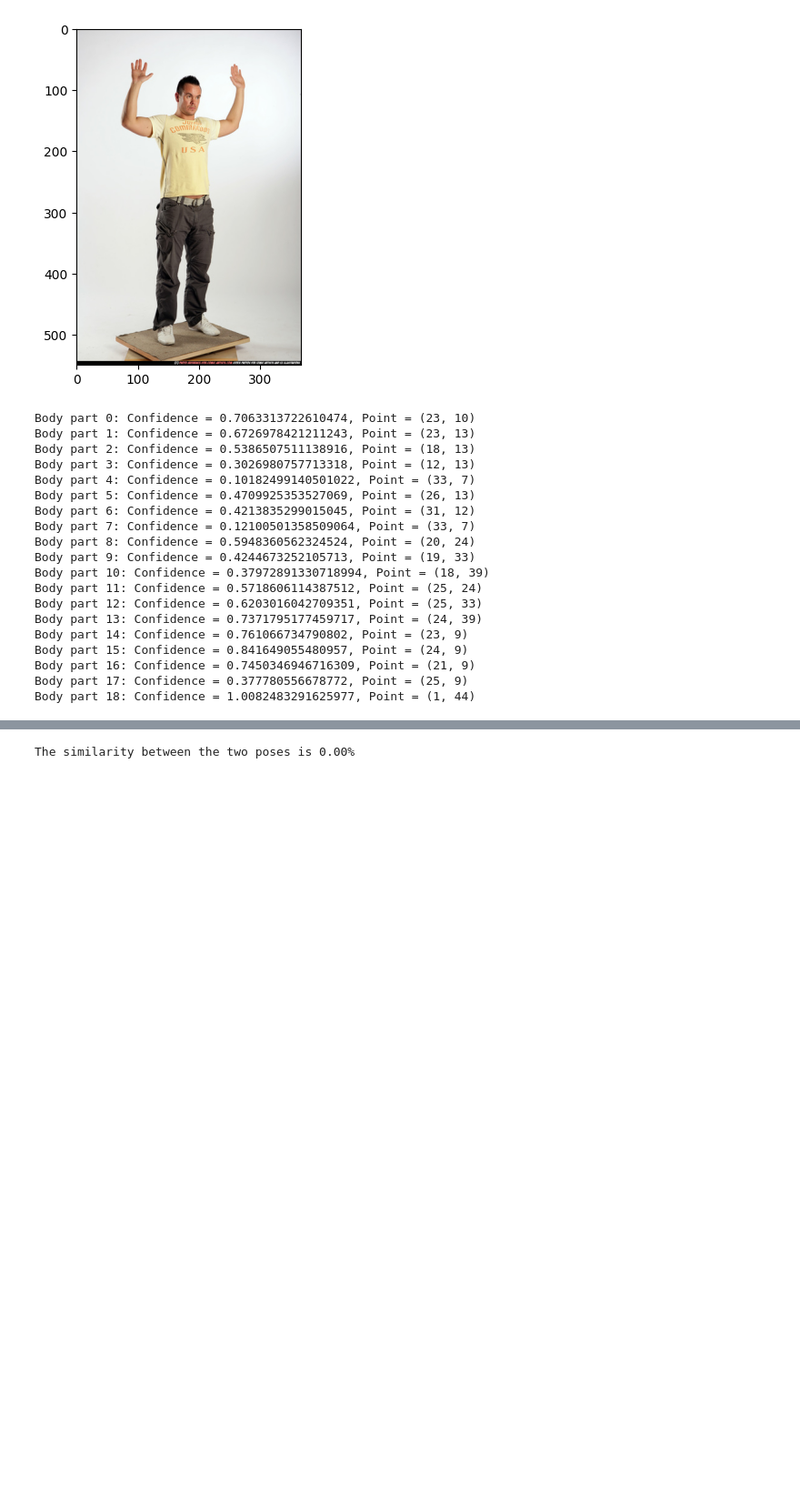
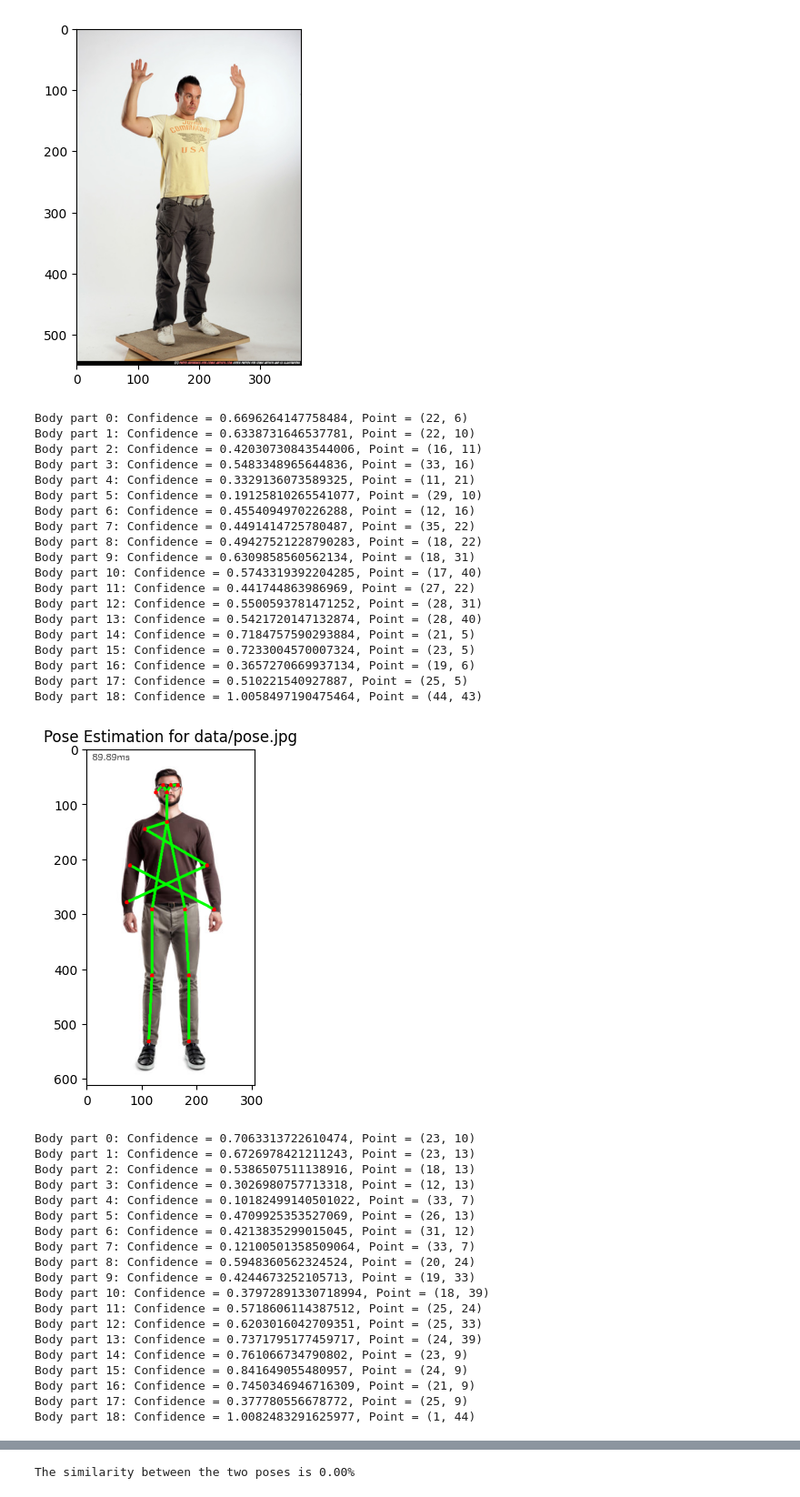
Before and after one commit to Redback-Operations/redback-orion, a Jupyter notebook: Player_Tracking/Pose_Matching_project/Pose_Estimation/pose_estimation_matching.ipynb, the cells around one changed output, grey strips where cells are left out. Shown at 91% size. Drawn from its saved outputs; the diff is of its cells as text; code cells hidden in the pictures; blank space fills up the shorter version.

```diff
--- a/Player_Tracking/Pose_Matching_project/Pose_Estimation/pose_estimation_matching.ipynb
+++ b/Player_Tracking/Pose_Matching_project/Pose_Estimation/pose_estimation_matching.ipynb
@@ -73,24 +108,64 @@ def pose_estimation(frame):
     cv.putText(frame, '%.2fms' % (t / freq), (10, 20), cv.FONT_HERSHEY_SIMPLEX, 0.5, (0, 0, 0))
     return frame
 # %%
-estimated_image = pose_estimation(img)
+# Process all images
+for idx, image_filename in enumerate(image_filenames, 1):
+    # Load the image
+    img = cv.imread(image_filename)
+
+    if img is None:
+        print(f"Error: Unable to load image {image_filename}")
+        continue
+
+    # Process the frame
+    estimated_image = pose_estimation(img, idx)
+
+    # Visualize the result
+    plt.imshow(cv.cvtColor(estimated_image, cv.COLOR_BGR2RGB))
+    plt.title(f"Pose Estimation for {image_filename}")
+    plt.show()
+
+# After processing all frames, save the data to CSV
+data_df = pd.DataFrame(data)
+data_df.to_csv("pose_data.csv", index=False)
+print("Data saved to pose_data.csv")
 # %% [output]
-Body part 0: Confidence = 0.7063313722610474, Point = (23, 10)
-Body part 1: Confidence = 0.6726978421211243, Point = (23, 13)
-Body part 2: Confidence = 0.5386507511138916, Point = (18, 13)
-Body part 3: Confidence = 0.3026980757713318, Point = (12, 13)
-Body part 4: Confidence = 0.10182499140501022, Point = (33, 7)
-Body part 5: Confidence = 0.4709925353527069, Point = (26, 13)
-Body part 6: Confidence = 0.4213835299015045, Point = (31, 12)
-Body part 7: Confidence = 0.12100501358509064, Point = (33, 7)
-Body part 8: Confidence = 0.5948360562324524, Point = (20, 24)
-Body part 9: Confidence = 0.4244673252105713, Point = (19, 33)
-Body part 10: Confidence = 0.37972891330718994, Point = (18, 39)
-Body part 11: Confidence = 0.5718606114387512, Point = (25, 24)
-Body part 12: Confidence = 0.6203016042709351, Point = (25, 33)
-Body part 13: Confidence = 0.7371795177459717, Point = (24, 39)
-Body part 14: Confidence = 0.761066734790802, Point = (23, 9)
-Body part 15: Confidence = 0.841649055480957, Point = (24, 9)
-Body part 16: Confidence = 0.7450346946716309, Point = (21, 9)
-Body part 17: Confidence = 0.377780556678772, Point = (25, 9)
-Body part 18: Confidence = 1.0082483291625977, Point = (1, 44)
+Body part 0: Confidence = 0.6696264147758484, Point = (22, 6)
+Body part 1: Confidence = 0.6338731646537781, Point = (22, 10)
+Body part 2: Confidence = 0.42030730843544006, Point = (16, 11)
+Body part 3: Confidence = 0.5483348965644836, Point = (33, 16)
+Body part 4: Confidence = 0.3329136073589325, Point = (11, 21)
+Body part 5: Confidence = 0.19125810265541077, Point = (29, 10)
+Body part 6: Confidence = 0.4554094970226288, Point = (12, 16)
+Body part 7: Confidence = 0.4491414725780487, Point = (35, 22)
+Body part 8: Confidence = 0.49427521228790283, Point = (18, 22)
+Body part 9: Confidence = 0.6309858560562134, Point = (18, 31)
+Body part 10: Confidence = 0.5743319392204285, Point = (17, 40)
+Body part 11: Confidence = 0.441744863986969, Point = (27, 22)
+Body part 12: Confidence = 0.5500593781471252, Point = (28, 31)
+Body part 13: Confidence = 0.5421720147132874, Point = (28, 40)
+Body part 14: Confidence = 0.7184757590293884, Point = (21, 5)
+Body part 15: Confidence = 0.7233004570007324, Point = (23, 5)
+Body part 16: Confidence = 0.3657270669937134, Point = (19, 6)
+Body part 17: Confidence = 0.510221540927887, Point = (25, 5)
+Body part 18: Confidence = 1.0058497190475464, Point = (44, 43)
+[figure, added]
+Body part 0: Confidence = 0.7063313722610474, Point = (23, 10)
+Body part 1: Confidence = 0.6726978421211243, Point = (23, 13)
+Body part 2: Confidence = 0.5386507511138916, Point = (18, 13)
+Body part 3: Confidence = 0.3026980757713318, Point = (12, 13)
+Body part 4: Confidence = 0.10182499140501022, Point = (33, 7)
+Body part 5: Confidence = 0.4709925353527069, Point = (26, 13)
+Body part 6: Confidence = 0.4213835299015045, Point = (31, 12)
+Body part 7: Confidence = 0.12100501358509064, Point = (33, 7)
+Body part 8: Confidence = 0.5948360562324524, Point = (20, 24)
+Body part 9: Confidence = 0.4244673252105713, Point = (19, 33)
+Body part 10: Confidence = 0.37972891330718994, Point = (18, 39)
+Body part 11: Confidence = 0.5718606114387512, Point = (25, 24)
+Body part 12: Confidence = 0.6203016042709351, Point = (25, 33)
+Body part 13: Confidence = 0.7371795177459717, Point = (24, 39)
+Body part 14: Confidence = 0.761066734790802, Point = (23, 9)
+Body part 15: Confidence = 0.841649055480957, Point = (24, 9)
+Body part 16: Confidence = 0.7450346946716309, Point = (21, 9)
+Body part 17: Confidence = 0.377780556678772, Point = (25, 9)
+Body part 18: Confidence = 1.0082483291625977, Point = (1, 44)
```
Also changed, not shown: parts of 7 cells of this notebook, 2 other files.
